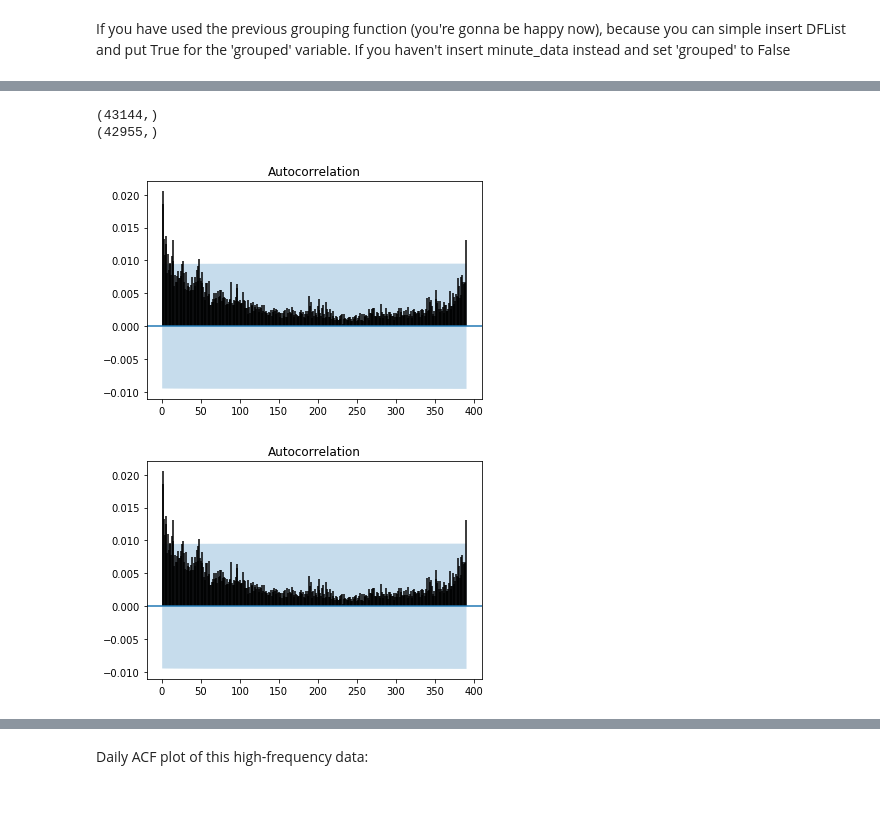
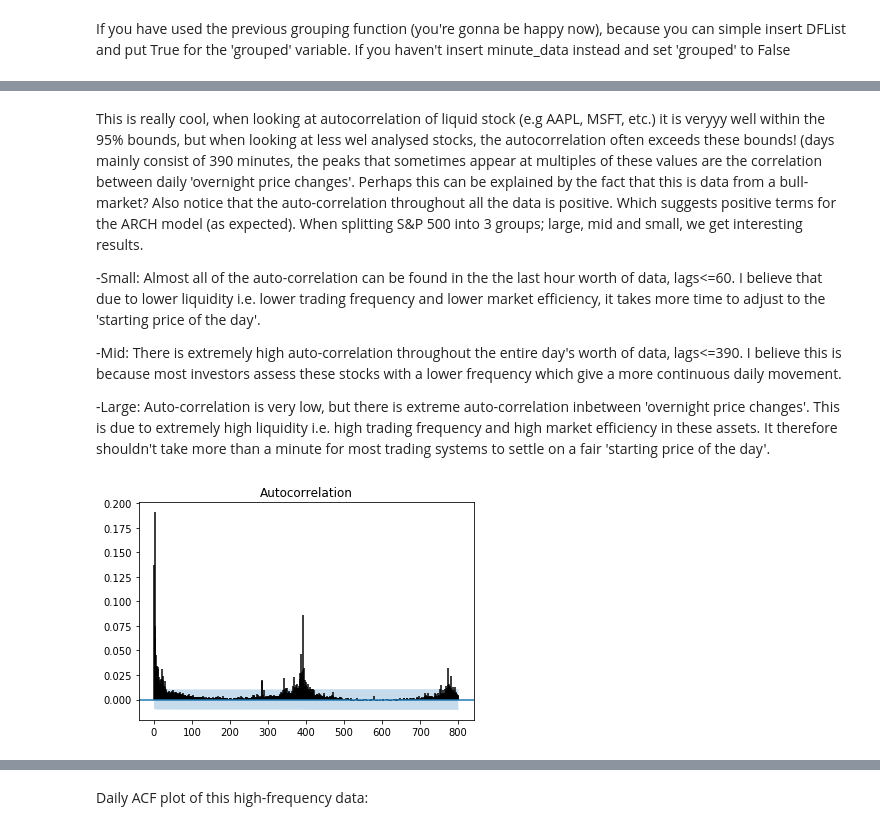
Before and after one commit to MaxdeBock/M2R, a Jupyter notebook: M2R code (python).ipynb, the cells around one changed output, grey strips where cells are left out. Drawn from its saved outputs; the diff is of its cells as text; code cells hidden in the pictures; blank space fills up the shorter version.

```diff
--- a/M2R code (python).ipynb
+++ b/M2R code (python).ipynb
@@ -255,22 +311,0 @@ ReturnsDistr(sp[0:1000],100)
-# %%
-n = 22
-p_val = np.zeros(n)
-lin = np.linspace(1,n,n)
-
-Open = minute_data['A'].iloc[3:]
-Close = minute_data['A.3'].iloc[3:]
-
-for i in range(3,len(Open)):
-    Close.iloc[i-3] = pd.to_numeric(minute_data['A.3'].iloc[i])
-    Open.iloc[i-3] = pd.to_numeric(minute_data['A'].iloc[i])
-open_close = pd.concat([Open,Close],axis=1).rename(columns={"A.3": "Close", "A": "Open"})
-
-
-for i in range(1,n):
-    #Tak into account amount of datapoints!
-    p_val[i] = ReturnsDistr(open_close.iloc[:i*100],i)[0]
-print(p_val)
-plt.scatter(lin,p_val)
-m, b = np.polyfit(lin, p_val, 1)
-
-plt.plot(lin, m*lin + b,'r')
@@ -328,3 +352,8 @@ print('Grouped!')
 Grouped!
 # %% [markdown]
 If you have used the previous grouping function (you're gonna be happy now), because you can simple insert DFList and put True for the 'grouped' variable. If you haven't insert minute_data instead and set 'grouped' to False
+# %%
+for i, elt in enumerate(lin):
+    DRV[i] = DayRealVol(DFList,i,'MSFT',True)*365
+plt.plot(lin,DRV)
+graphy = plot_acf(DRV, lags=100, alpha=0.05,marker=None)
@@ -331,18 +363,22 @@ If you have used the previous grouping function (you're gonna be happy now), bec
+# %% [markdown]
+This is really cool, when looking at autocorrelation of liquid stock (e.g AAPL, MSFT, etc.) it is veryyy well within the 95% bounds, but when looking at less wel analysed stocks, the autocorrelation often exceeds these bounds! (days mainly consist of 390 minutes, the peaks that sometimes appear at multiples of these values are the correlation between daily 'overnight price changes'. Perhaps this can be explained by the fact that this is data from a bull-market? Also notice that the auto-correlation throughout all the data is positive. Which suggests positive terms for the ARCH model (as expected).
+When splitting S&P 500 into 3 groups; large, mid and small, we get interesting results.
+
+-Small: Almost all of the auto-correlation can be found in the the last hour worth of data, lags<=60. I believe that due to lower liquidity i.e. lower trading frequency and lower market efficiency, it takes more time to adjust to the 'starting price of the day'.
+
+-Mid: There is extremely high auto-correlation throughout the entire day's worth of data, lags<=390. I believe this is because most investors assess these stocks with a lower frequency which give a more continuous daily movement.
+
+-Large: Auto-correlation is very low, but there is extreme auto-correlation inbetween 'overnight price changes'. This is due to extremely high liquidity i.e. high trading frequency and high market efficiency in these assets. It therefore shouldn't take more than a minute for most trading systems to settle on a fair 'starting price of the day'.
 # %%
-md = minute_data['AAPL.3'].iloc[3:]
+md = minute_data['IVZ.3'].iloc[3:]
 for i in range(len(md)):
         md.iloc[i] = pd.to_numeric(md.iloc[i])
 returns = md.shift(-1).iloc[:-1]/md.iloc[:-1]
 MRV = np.zeros(len(returns))
 for i, elt in enumerate(returns):
     MRV[i] = 390*m.log(elt)**2
-print(MRV.shape)
 MRV = MRV[np.logical_not(np.isnan(MRV))]
-print(MRV.shape)
-#plt.plot(np.linspace(1,len(MRV),len(MRV)),MRV)
-plot_acf(MRV, zero= False,alpha=0.05, lags = 390,marker=None)
+#Setting it equal due to a little problem in the function itself, it doesn't mean anything
+graphy = plot_acf(MRV, zero= False,alpha=0.05, lags = 800,marker=None)
 # %% [output]
-(43144,)
-(42955,)
-[figure, old version]
+[figure, new version]
-[figure, removed]
```
Also changed, not shown: parts of 12 cells of this notebook.
